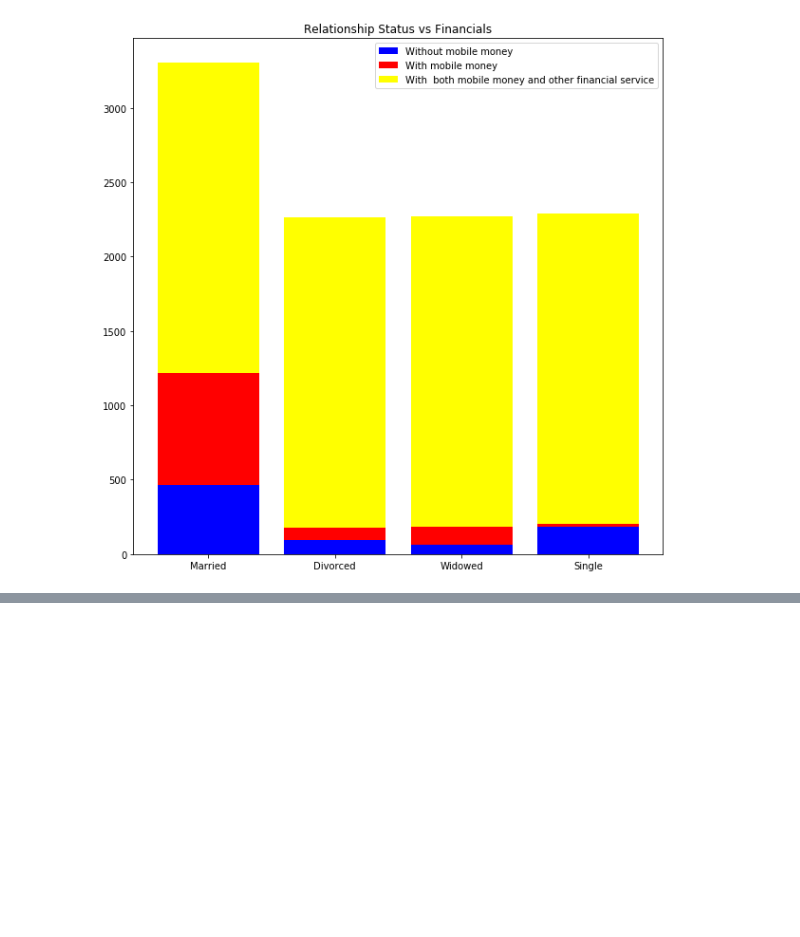
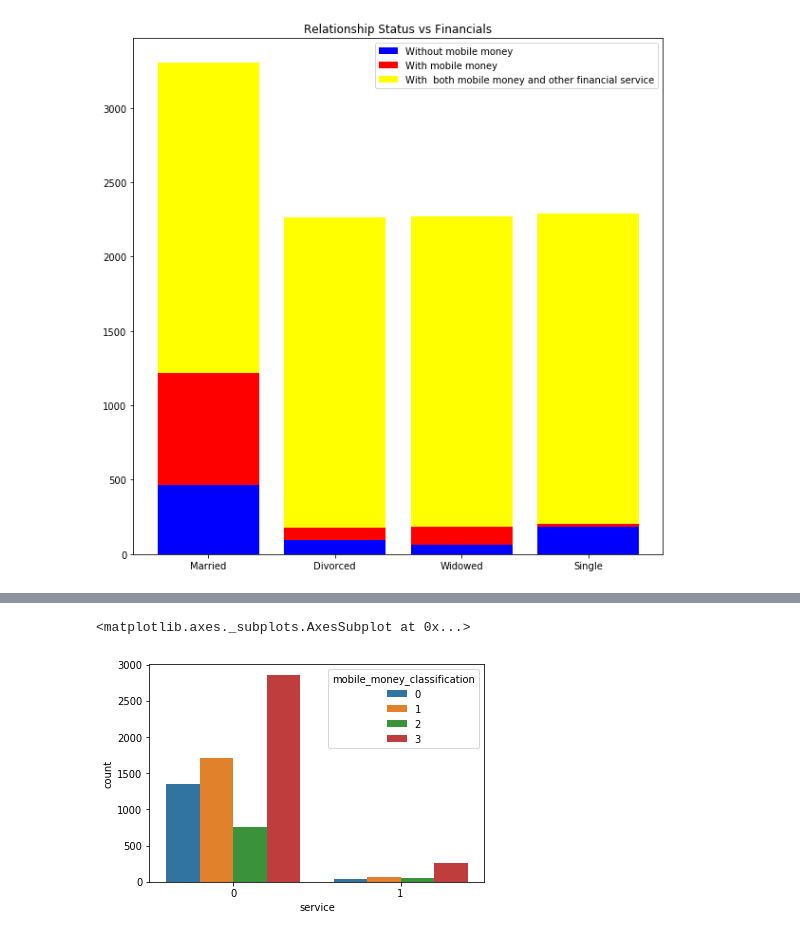
Before and after one commit to jbmasemza/tanzania_mobile_money, a Jupyter notebook: Untitled.ipynb, the cells around one changed output, grey strips where cells are left out. Drawn from its saved outputs; the diff is of its cells as text; code cells hidden in the pictures; blank space fills up the shorter version.

```diff
--- a/Untitled.ipynb
+++ b/Untitled.ipynb
@@ -374,0 +311,7 @@ plt.show()
+# %%
+# service vs Mobile Money Classification
+
+sns.countplot(financials.service, hue='mobile_money_classification', data=financials)
+# %% [output]
+<matplotlib.axes._subplots.AxesSubplot at 0x...>
+[figure, added]
```
Also changed, not shown: parts of 53 cells of this notebook.
